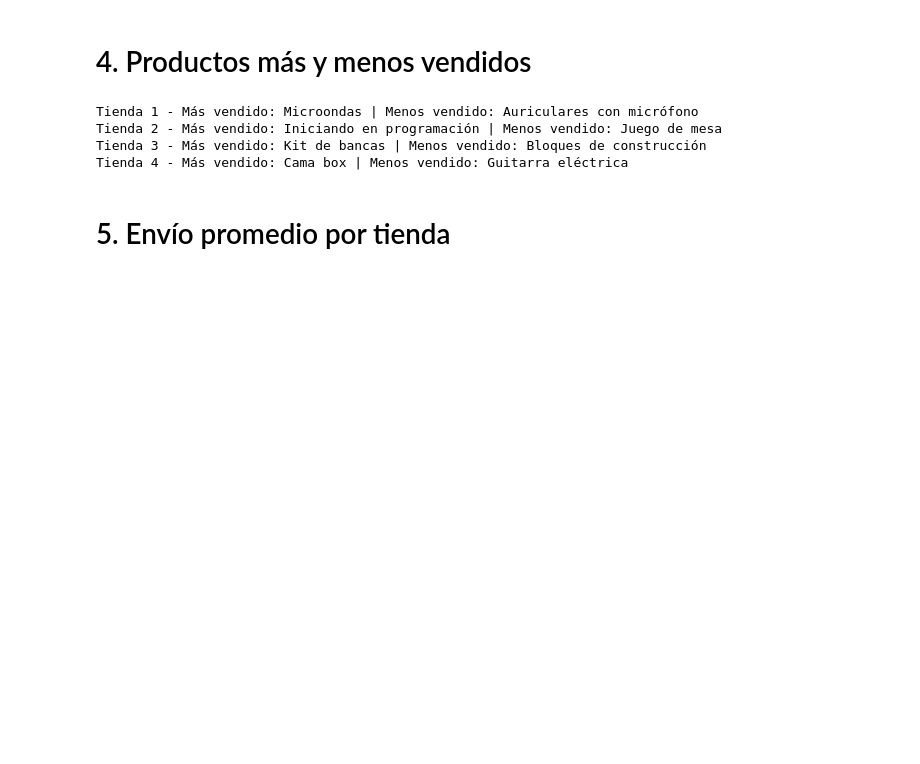
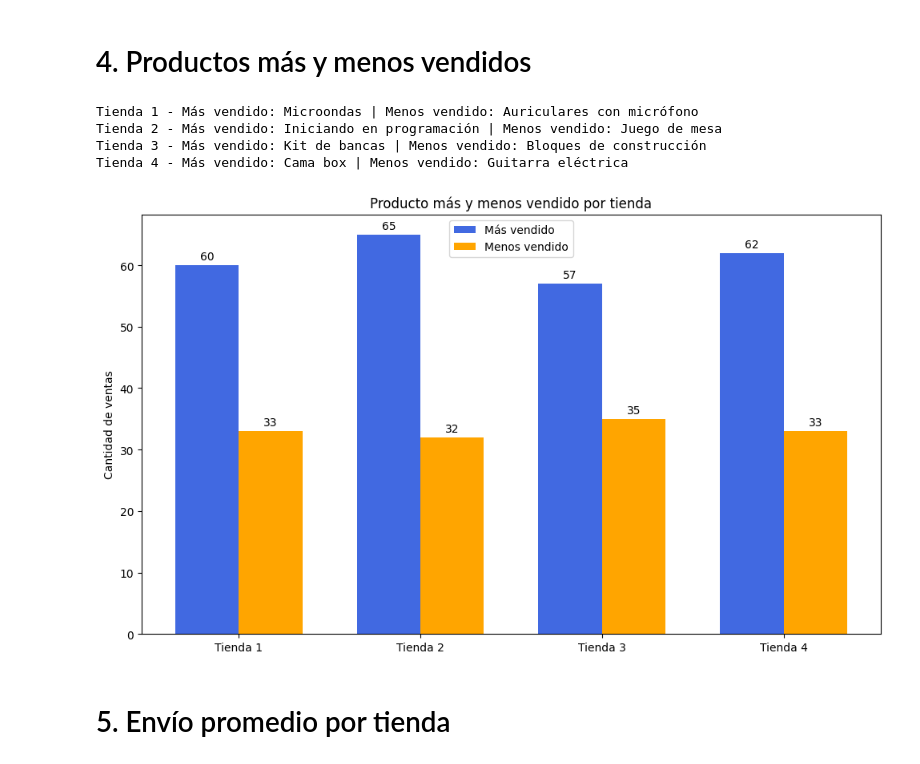
Before and after one commit to Garth080/challenge2_python, a Jupyter notebook: AluraStoreLatam.ipynb, the cells around one changed output. Drawn from its saved outputs; the diff is of its cells as text; code cells hidden in the pictures; blank space fills up the shorter version.

```diff
--- a/AluraStoreLatam.ipynb
+++ b/AluraStoreLatam.ipynb
@@ -124,6 +244,57 @@ Tienda 1 - Más vendido: Microondas | Menos vendido: Auriculares con micrófono
 Tienda 2 - Más vendido: Iniciando en programación | Menos vendido: Juego de mesa
 Tienda 3 - Más vendido: Kit de bancas | Menos vendido: Bloques de construcción
 Tienda 4 - Más vendido: Cama box | Menos vendido: Guitarra eléctrica
+# %%
+import matplotlib.pyplot as plt
+import numpy as np
+
+# Cantidades del producto más y menos vendido de cada tienda
+ventas_mas = [
+    ventas1[mas_vendido1],
+    ventas2[mas_vendido2],
+    ventas3[mas_vendido3],
+    ventas4[mas_vendido4]
+]
+
+ventas_menos = [
+    ventas1[menos_vendido1],
+    ventas2[menos_vendido2],
+    ventas3[menos_vendido3],
+    ventas4[menos_vendido4]
+]
+
+tiendas = ['Tienda 1', 'Tienda 2', 'Tienda 3', 'Tienda 4']
+x = np.arange(len(tiendas))
+ancho = 0.35
+
+fig, ax = plt.subplots(figsize=(10, 6))
+b1 = ax.bar(x - ancho/2, ventas_mas, width=ancho, label='Más vendido', color='royalblue')
+b2 = ax.bar(x + ancho/2, ventas_menos, width=ancho, label='Menos vendido', color='orange')
+
+# Etiquetas y formato
+ax.set_ylabel('Cantidad de ventas')
+ax.set_title('Producto más y menos vendido por tienda')
+ax.set_xticks(x)
+ax.set_xticklabels(tiendas)
+ax.legend()
+
+# Muestra cantidades
+def agregar_etiquetas(barras):
+    for barra in barras:
+        altura = barra.get_height()
+        ax.annotate(f'{altura}',
+                    xy=(barra.get_x() + barra.get_width() / 2, altura),
+                    xytext=(0, 3),
+                    textcoords="offset points",
+                    ha='center', va='bottom')
+
+agregar_etiquetas(b1)
+agregar_etiquetas(b2)
+
+plt.tight_layout()
+plt.show()
+# %% [output]
+[figure, added]
 # %% [markdown]
 # 5. Envío promedio por tienda
 # %%
```
Also changed, not shown: parts of 11 cells of this notebook.
